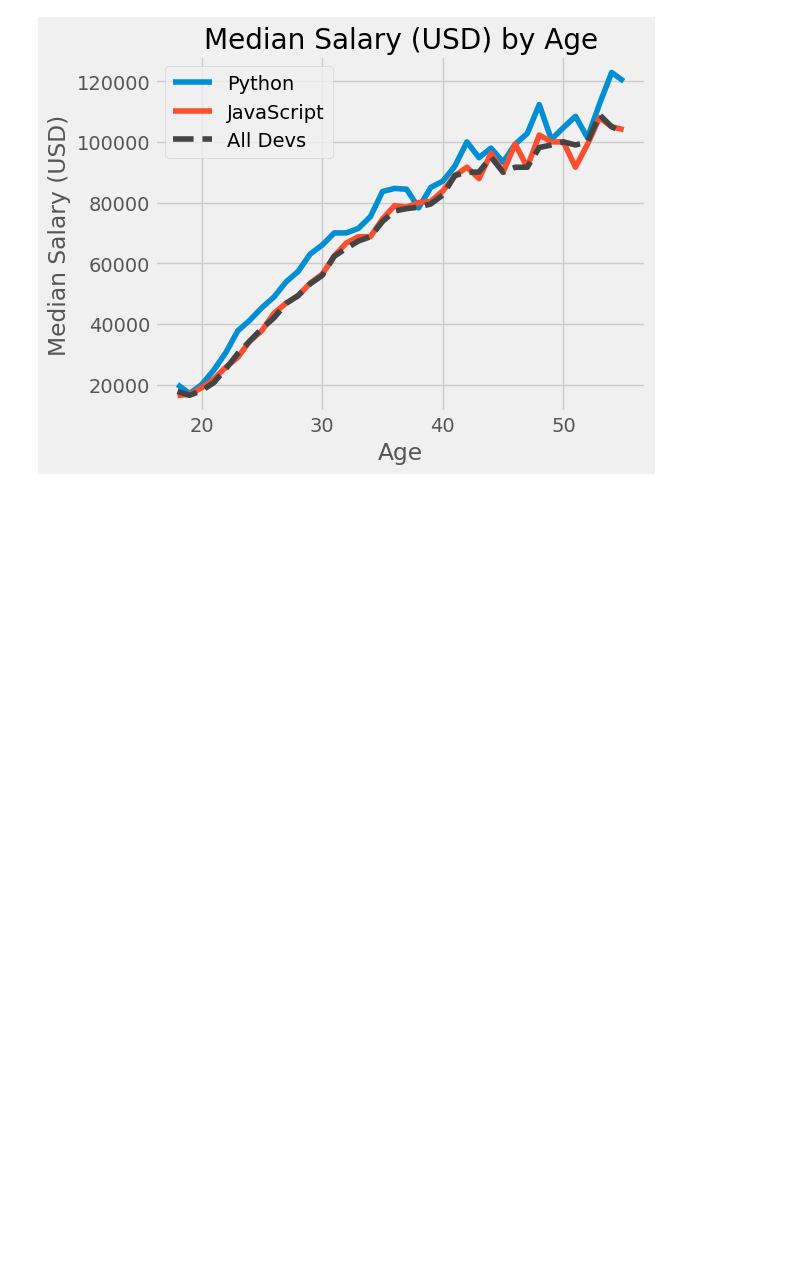
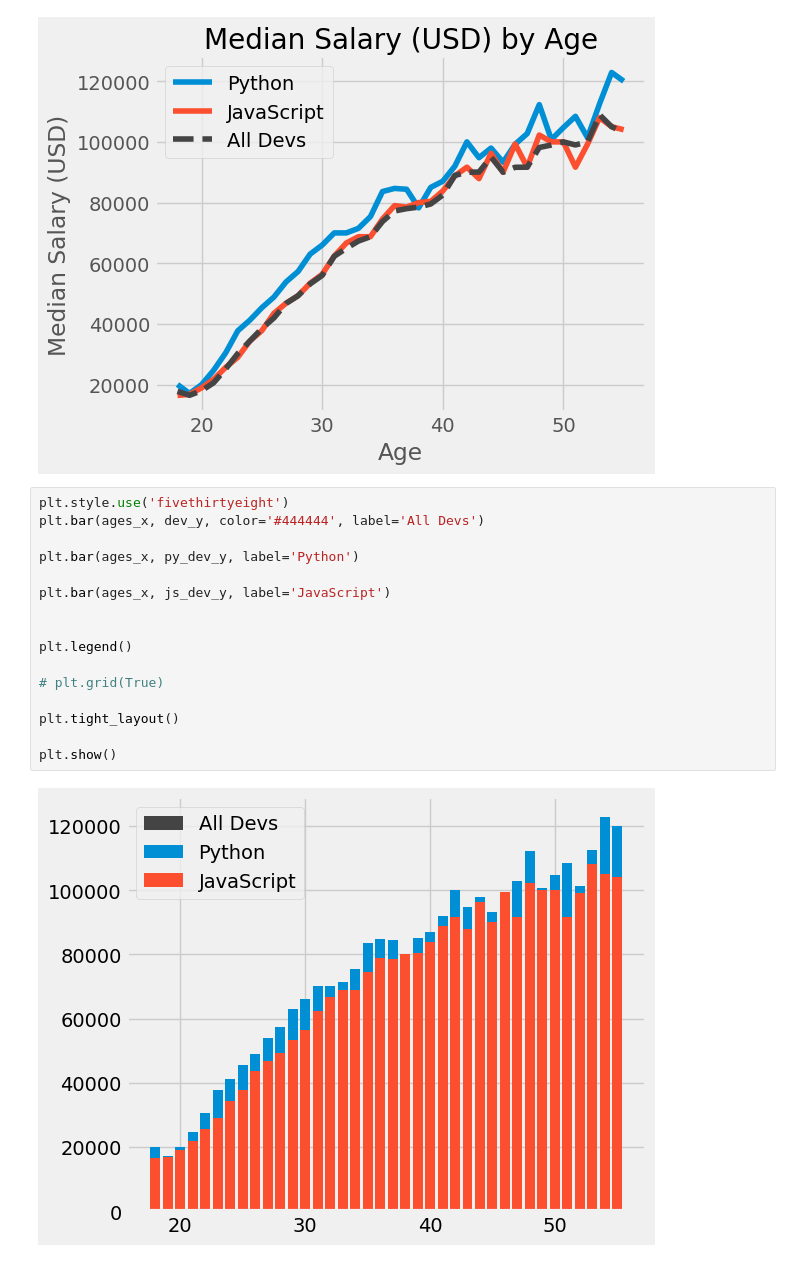
Before and after one commit to shruti-1102/zero-to-analyst, a Jupyter notebook: mpl-tut.ipynb, the cells around one changed output. Saved outputs shown, nothing was run; the diff lists cells and outputs as text; blank space fills up the shorter version.

```diff
--- a/mpl-tut.ipynb
+++ b/mpl-tut.ipynb
@@ -27,3 +28,21 @@ plt.tight_layout()
 plt.show()
 # %% [output]
 [figure]
+# %%
+plt.style.use('fivethirtyeight')
+plt.bar(ages_x, dev_y, color='#444444', label='All Devs')
+
+plt.bar(ages_x, py_dev_y, label='Python')
+
+plt.bar(ages_x, js_dev_y, label='JavaScript')
+
+
+plt.legend()
+
+# plt.grid(True)
+
+plt.tight_layout()
+
+plt.show()
+# %% [output]
+[figure, added]
```
Also changed, not shown: parts of 1 cell of this notebook.
